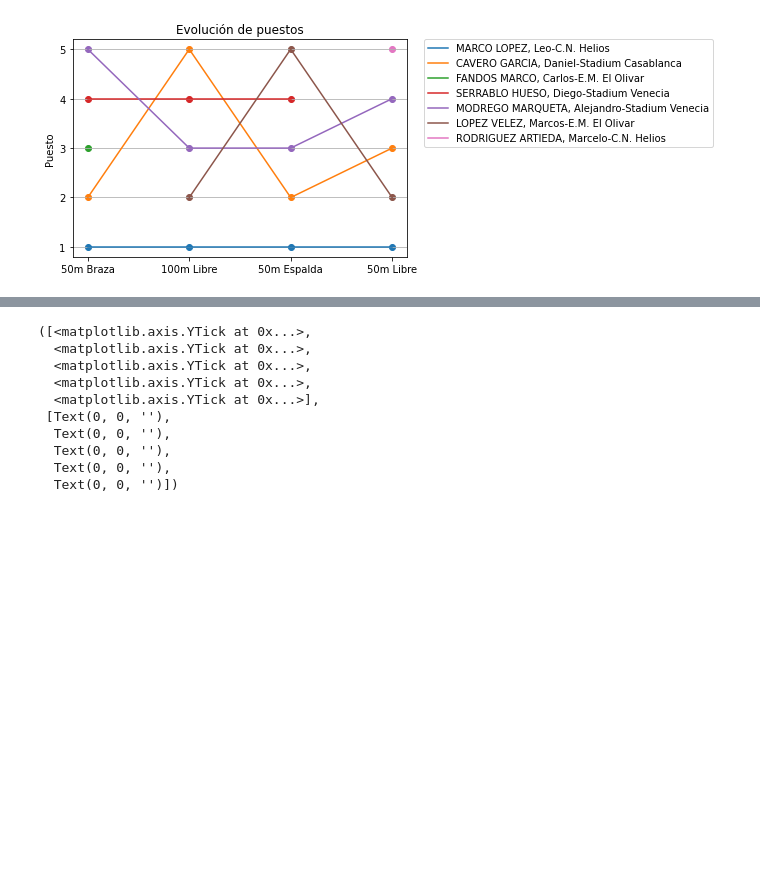
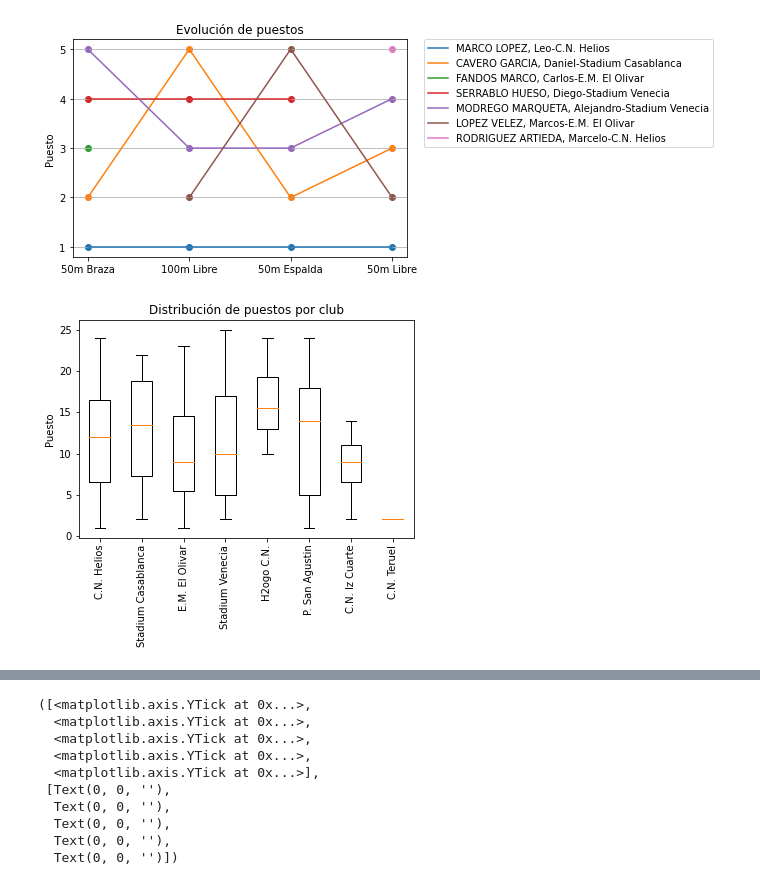
Before and after one commit to crdguez/dashboard_natacion, a Jupyter notebook: importar_datos/Explotar resultados.ipynb, the cells around one changed output, grey strips where cells are left out. Drawn from its saved outputs; the diff is of its cells as text; code cells hidden in the pictures; blank space fills up the shorter version.

```diff
--- a/importar_datos/Explotar resultados.ipynb
+++ b/importar_datos/Explotar resultados.ipynb
@@ -70,3 +59,13 @@ plt.legend(bbox_to_anchor=(1.05, 1), loc='upper left', borderaxespad=0)
 plt.show()
 # %% [output]
 [figure]
+# %%
+df2=df[['Club','Prueba','Puesto']]
+fg, ax = plt.subplots()
+plt.boxplot([df2[df2.Club==c].Puesto for c in df2.Club.unique()],labels=df2.Club.unique())
+plt.xticks(rotation=90)
+ax.set_ylabel('Puesto')
+ax.set_title('Distribución de puestos por club')
+plt.show()
+# %% [output]
+[figure, added]
```
Also changed, not shown: parts of 4 cells of this notebook, 2 other files.
